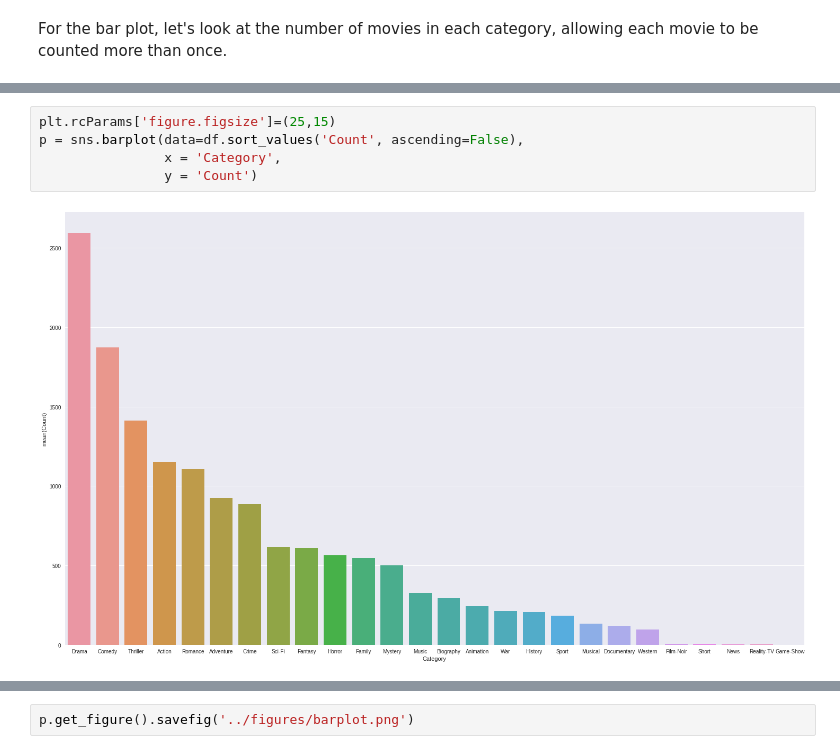
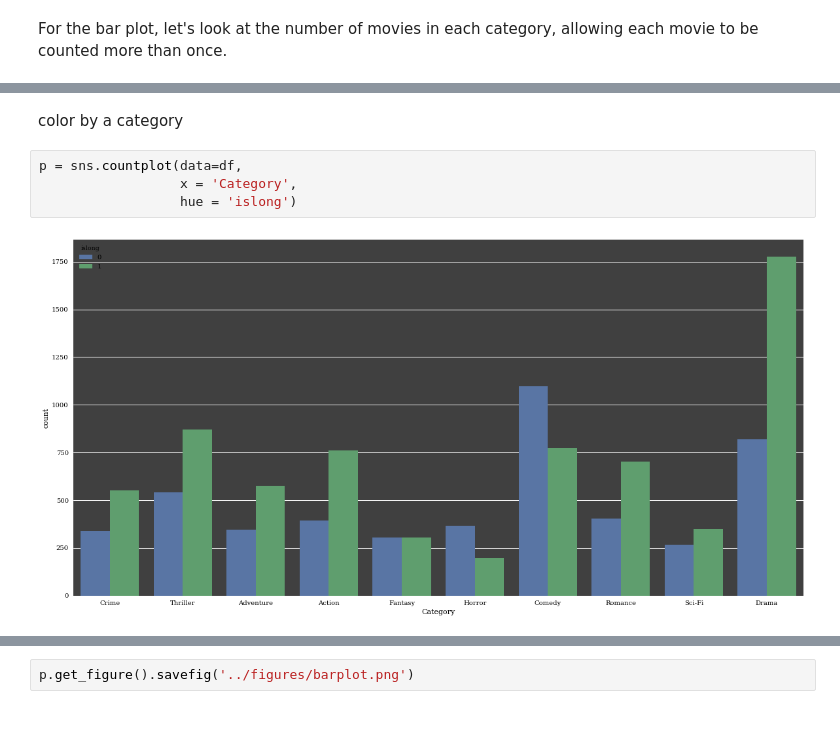
Before and after one commit to apryor6/apryor6.github.io, a Jupyter notebook: visualizations/seaborn/barplot.ipynb, the cells around one changed output, grey strips where cells are left out. Cells and saved outputs as stored; diff of their text form; blank space fills up the shorter version.

```diff
--- a/visualizations/seaborn/barplot.ipynb
+++ b/visualizations/seaborn/barplot.ipynb
@@ -64,7 +77,8 @@ p = sns.barplot(data=df.sort_values('Count', ascending=False),
-# %%
-plt.rcParams['figure.figsize']=(25,15)
-p = sns.barplot(data=df.sort_values('Count', ascending=False),
-                x = 'Category',
-                y = 'Count')
-# %% [output]
-[figure, removed]
+# %% [markdown]
+color by a category
+# %%
+p = sns.countplot(data=df,
+                  x = 'Category',
+                  hue = 'islong')
+# %% [output]
+[figure, added]
```
Also changed, not shown: parts of 25 cells of this notebook, 49 other files.
